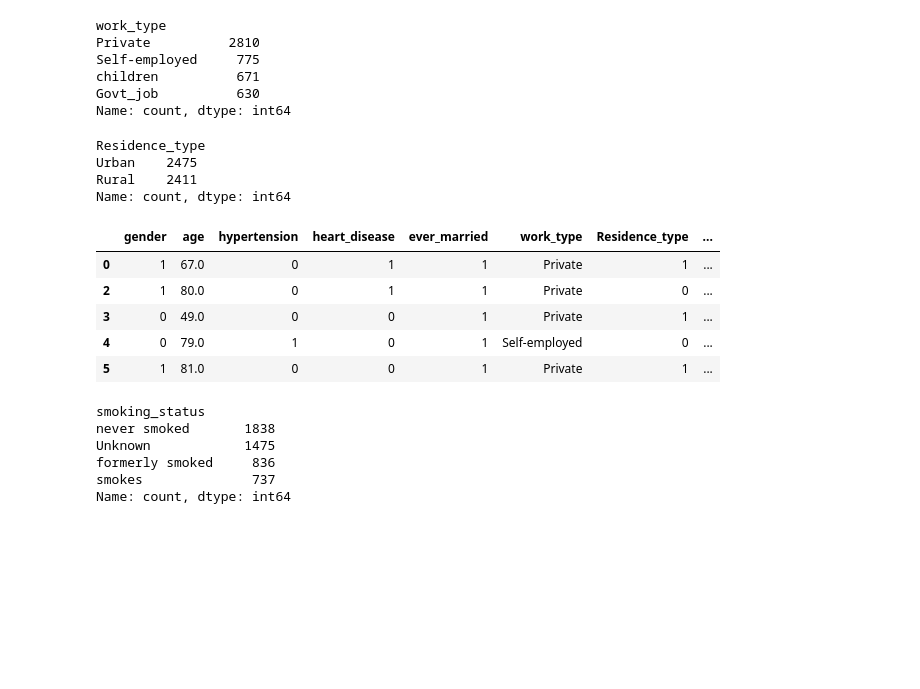
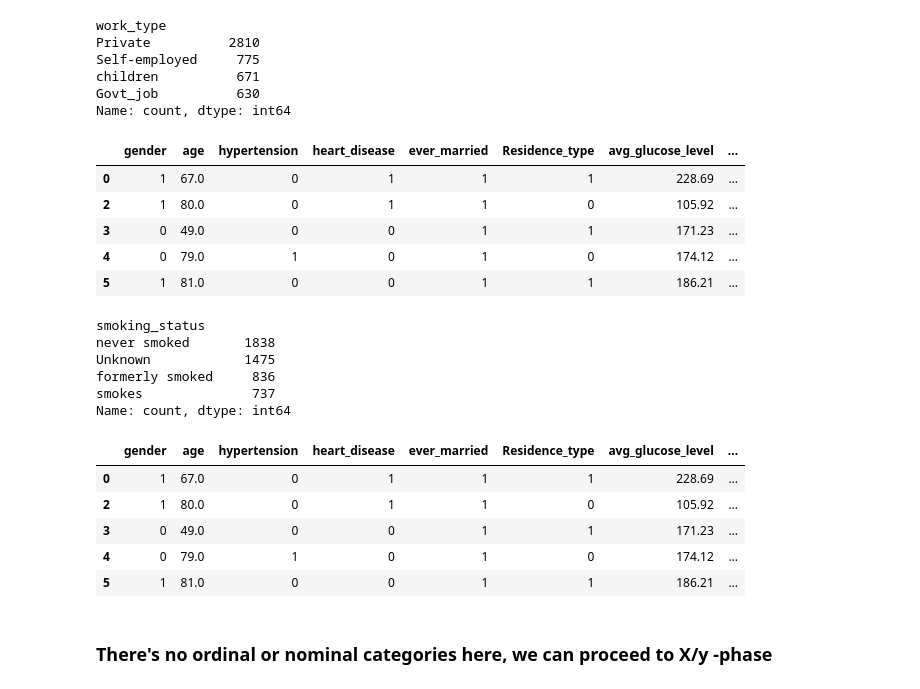
Before and after one commit to gayaniwijesinghe91/IntroductionToMLMethods, a Jupyter notebook: Exercise2_Healthcare-dataset-stroke-data.ipynb, the cells around one changed output. Cells and saved outputs as stored; diff of their text form; code cells hidden in the pictures; blank space fills up the shorter version.

```diff
--- a/Exercise2_Healthcare-dataset-stroke-data.ipynb
+++ b/Exercise2_Healthcare-dataset-stroke-data.ipynb
@@ -137,7 +153,7 @@ Name: count, dtype: int64
 from sklearn.preprocessing import LabelEncoder
 
 # list all variables that can be binary-converted
-variables = ['ever_married','gender']
+variables = ['ever_married','gender','Residence_type']
 
 # load the encoder
 encoder = LabelEncoder()
@@ -175,30 +191,23 @@ Self-employed     775
 children          671
 Govt_job          630
 Name: count, dtype: int64
-# %%
-# Check value counts for ShelveLoc before modifying ordinal categories
-df['Residence_type'].value_counts()
-# %% [output]
-Residence_type
-Urban    2475
-Rural    2411
-Name: count, dtype: int64
-# %%
-# Map Residence_type - Ordinal categories
-category_mapper = {
-'Urban': 1,
-'Rural': 0
-}
-df['Residence_type'] = df['Residence_type'].replace(category_mapper)
-
-df.head()
-# %% [output]
-|  | gender | age | hypertension | heart_disease | ever_married | work_type | Residence_type | ... |
-| 0 | 1 | 67.0 | 0 | 1 | 1 | Private | 1 | ... |
-| 2 | 1 | 80.0 | 0 | 1 | 1 | Private | 0 | ... |
-| 3 | 0 | 49.0 | 0 | 0 | 1 | Private | 1 | ... |
-| 4 | 0 | 79.0 | 1 | 0 | 1 | Self-employed | 0 | ... |
-| 5 | 1 | 81.0 | 0 | 0 | 1 | Private | 1 | ... |
+# %%
+# converts work_type into binary since it is a nominal category
+variables
+from sklearn.preprocessing import OneHotEncoder
+variables = ['work_type']
+# use encoder
+encoder = OneHotEncoder(sparse_output=False).set_output(transform="pandas")
+one_hot_encoded = encoder.fit_transform(df[variables]).astype(int)
+df = pd.concat([df,one_hot_encoded],axis=1).drop(columns=variables)
+df.head()
+# %% [output]
+|  | gender | age | hypertension | heart_disease | ever_married | Residence_type | avg_glucose_level | ... |
+| 0 | 1 | 67.0 | 0 | 1 | 1 | 1 | 228.69 | ... |
+| 2 | 1 | 80.0 | 0 | 1 | 1 | 0 | 105.92 | ... |
+| 3 | 0 | 49.0 | 0 | 0 | 1 | 1 | 171.23 | ... |
+| 4 | 0 | 79.0 | 1 | 0 | 1 | 0 | 174.12 | ... |
+| 5 | 1 | 81.0 | 0 | 0 | 1 | 1 | 186.21 | ... |
 # %%
 # Check value counts for ShelveLoc before modifying ordinal categories
 df['smoking_status'].value_counts()
@@ -209,3 +218,22 @@ Unknown            1475
 formerly smoked     836
 smokes              737
 Name: count, dtype: int64
+# %%
+# converts smoking_status into binary since it is a nominal category
+variables
+from sklearn.preprocessing import OneHotEncoder
+variables = ['smoking_status']
+# use encoder
+encoder = OneHotEncoder(sparse_output=False).set_output(transform="pandas")
+one_hot_encoded = encoder.fit_transform(df[variables]).astype(int)
+df = pd.concat([df,one_hot_encoded],axis=1).drop(columns=variables)
+df.head()
+# %% [output]
+|  | gender | age | hypertension | heart_disease | ever_married | Residence_type | avg_glucose_level | ... |
+| 0 | 1 | 67.0 | 0 | 1 | 1 | 1 | 228.69 | ... |
+| 2 | 1 | 80.0 | 0 | 1 | 1 | 0 | 105.92 | ... |
+| 3 | 0 | 49.0 | 0 | 0 | 1 | 1 | 171.23 | ... |
+| 4 | 0 | 79.0 | 1 | 0 | 1 | 0 | 174.12 | ... |
+| 5 | 1 | 81.0 | 0 | 0 | 1 | 1 | 186.21 | ... |
+# %% [markdown]
+<h3>There's no ordinal or nominal categories here, we can proceed to X/y -phase</h3>
```
Also changed, not shown: parts of 20 cells of this notebook, 2 other files.
